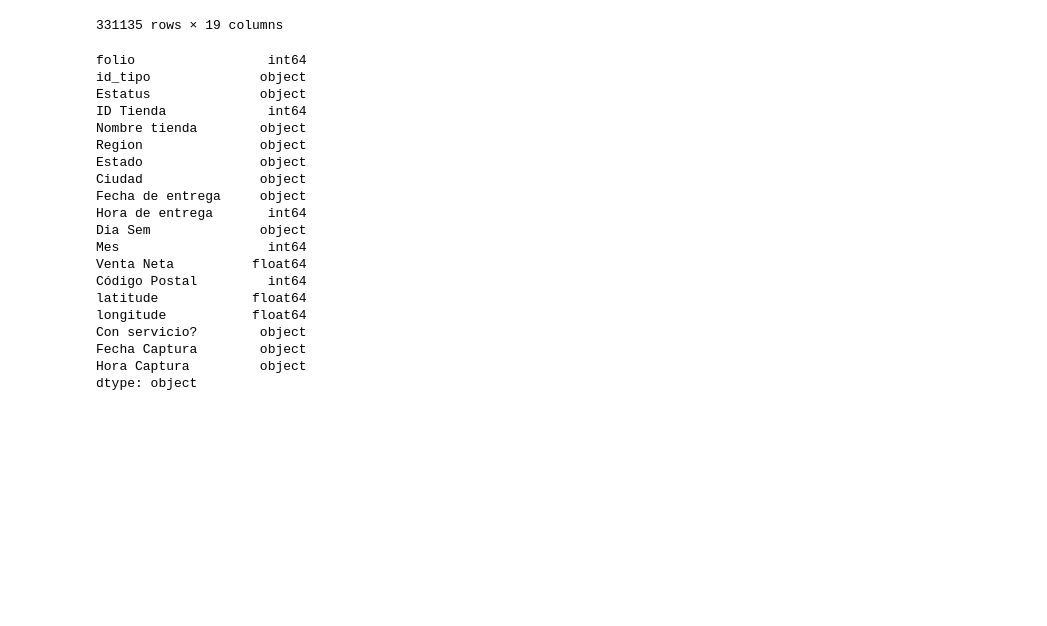
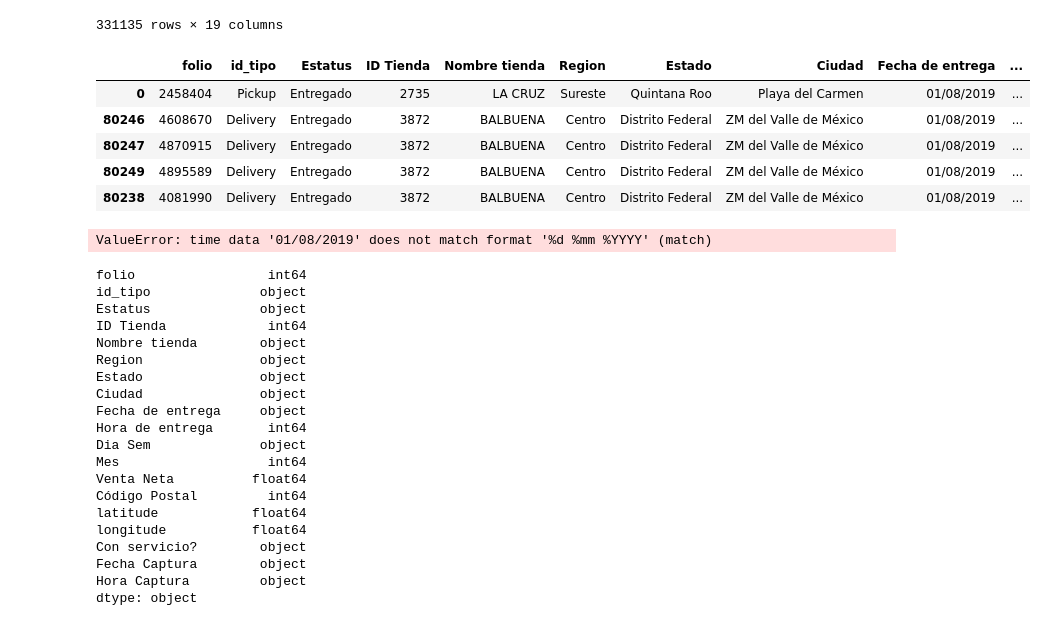
Before and after one commit to MarcoASB/Project2, a Jupyter notebook: DataCleaning.ipynb, the cells around one changed output. Cells and saved outputs as stored; diff of their text form; code cells hidden in the pictures; blank space fills up the shorter version.

```diff
--- a/DataCleaning.ipynb
+++ b/DataCleaning.ipynb
@@ -192,6 +192,20 @@ OrdersF.head(4000000)
 | 331133 | 180603272 | Delivery | Entregado | 4156 | COLA DE BALLENA | Noroeste | Baja California Sur | La Paz | 26/09/2019 | ... |
 | 331134 | 182212458 | Pickup | Pendiente | 4156 | COLA DE BALLENA | Noroeste | Baja California Sur | La Paz | 27/09/2019 | ... |
 331135 rows × 19 columns
+# %%
+OrdersF = OrdersF.sort_values('Fecha de entrega',ascending=True)
+OrdersF.head()
+# %% [output]
+|  | folio | id_tipo | Estatus | ID Tienda | Nombre tienda | Region | Estado | Ciudad | Fecha de entrega | ... |
+| 0 | 2458404 | Pickup | Entregado | 2735 | LA CRUZ | Sureste | Quintana Roo | Playa del Carmen | 01/08/2019 | ... |
+| 80246 | 4608670 | Delivery | Entregado | 3872 | BALBUENA | Centro | Distrito Federal | ZM del Valle de México | 01/08/2019 | ... |
+| 80247 | 4870915 | Delivery | Entregado | 3872 | BALBUENA | Centro | Distrito Federal | ZM del Valle de México | 01/08/2019 | ... |
+| 80249 | 4895589 | Delivery | Entregado | 3872 | BALBUENA | Centro | Distrito Federal | ZM del Valle de México | 01/08/2019 | ... |
+| 80238 | 4081990 | Delivery | Entregado | 3872 | BALBUENA | Centro | Distrito Federal | ZM del Valle de México | 01/08/2019 | ... |
+# %%
+OrdersF['Fecha de entrega'] = pd.to_datetime(OrdersF['Fecha de entrega'],format='%d %mm %YYYY')
+# %% [output]
+ValueError: time data '01/08/2019' does not match format '%d %mm %YYYY' (match)
 # %%
 OrdersF.dtypes
 # %% [output]
```
Also changed, not shown: parts of 1 cell of this notebook.
